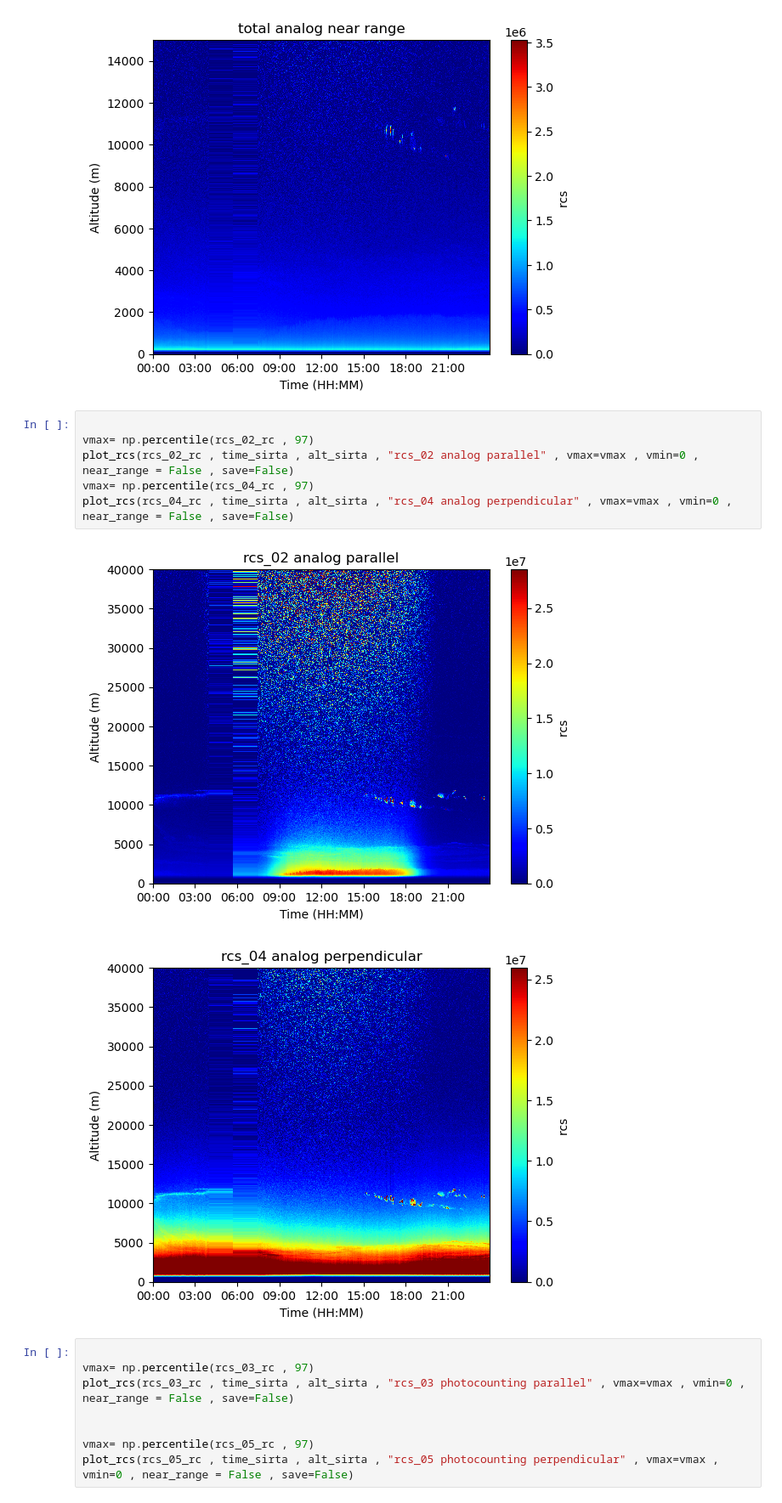
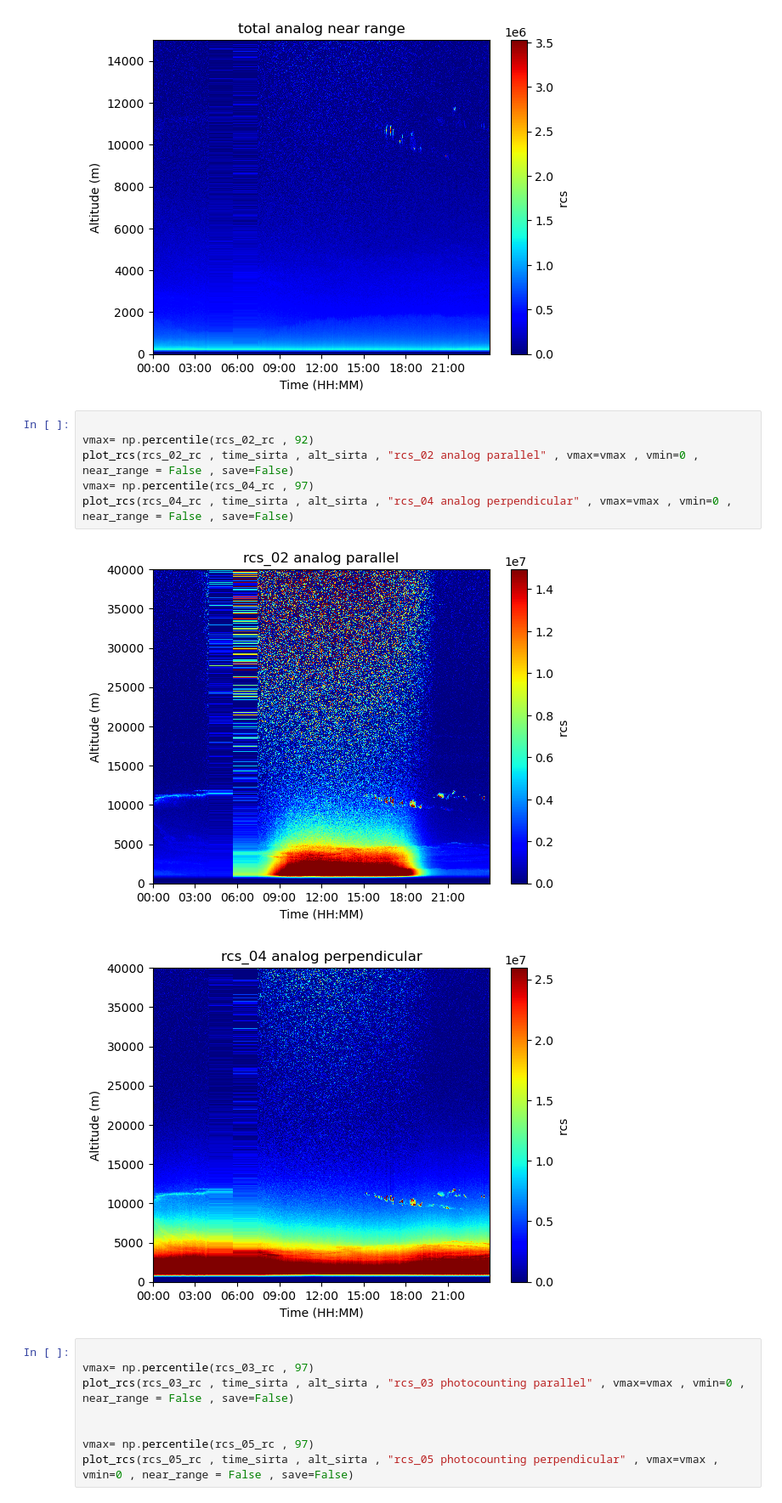
Before and after one commit to Are-had/IPRAL-calibration-pipeline, a Jupyter notebook: notebooks/pipeline_V2.ipynb, the cells around one changed output. Shown at 85% size. Saved outputs shown, nothing was run; the diff lists cells and outputs as text.

```diff
--- a/notebooks/pipeline_V2.ipynb
+++ b/notebooks/pipeline_V2.ipynb
@@ -40,12 +40,12 @@ plot_rcs(rcs_12_rc , time_sirta , alt_sirta , "total analog near range" , vmax=v
 [figure]
 # %%
 
-vmax= np.percentile(rcs_02_rc , 97)
+vmax= np.percentile(rcs_02_rc , 92)
 plot_rcs(rcs_02_rc , time_sirta , alt_sirta , "rcs_02 analog parallel" , vmax=vmax , vmin=0 , near_range = False , save=False)
 vmax= np.percentile(rcs_04_rc , 97)
 plot_rcs(rcs_04_rc , time_sirta , alt_sirta , "rcs_04 analog perpendicular" , vmax=vmax , vmin=0 , near_range = False , save=False)
 # %% [output]
-[figure, old version]
+[figure, new version]
 [figure]
 # %%
 
```
Also changed, not shown: parts of 3 cells of this notebook, 1 other file.
